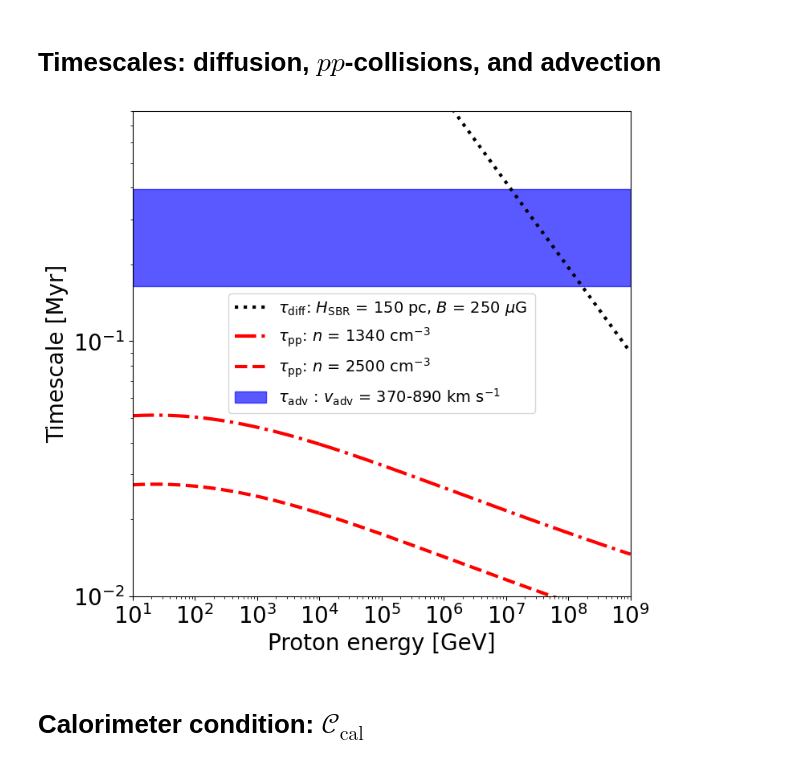
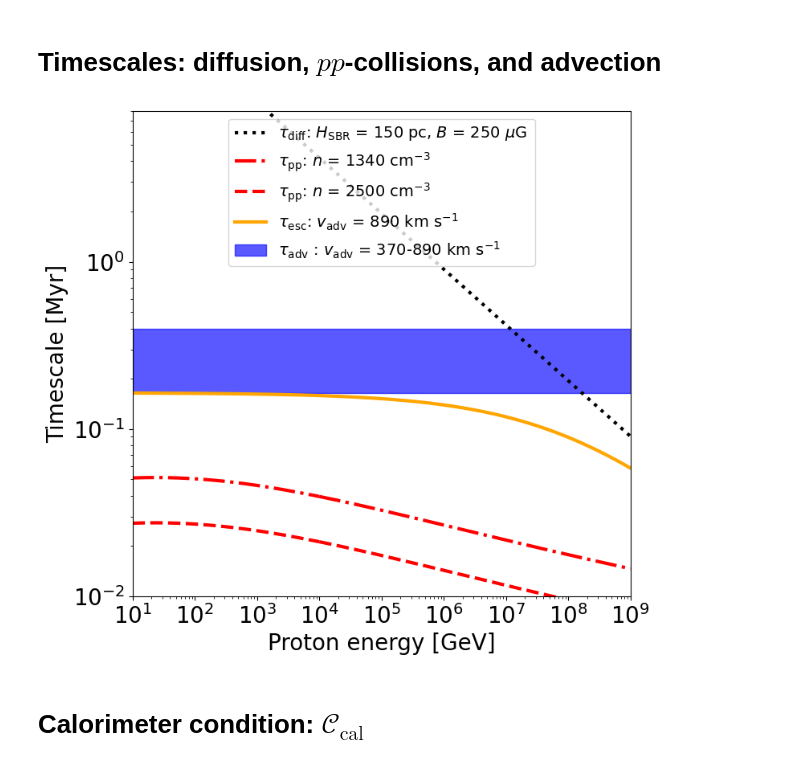
Before and after one commit to YarnoMerckx/u-lirg-timescale-analysis, a Jupyter notebook: Timescale.ipynb, the cells around one changed output. Cells and saved outputs as stored; diff of their text form; code cells hidden in the pictures.

```diff
--- a/Timescale.ipynb
+++ b/Timescale.ipynb
@@ -187,46 +182,53 @@ def total_tau(E,n,h,V,D0,delta,B,diffmodel):
 
     if diffmodel == 'no diff':
         return pow(pow(advection(h,V),-1)+pow(pp_col(E,n),-1),-1)
+# %%
+def t_esc(E,h,V,B):
+    return pow(pow(advection(h,V),-1)+pow(tau_diff_quasi(E,1,B,5/3,h),-1),-1)
 # %%
 fig=plt.figure(figsize=(8,8), dpi= 100, facecolor='w', edgecolor='k')
 
-Energy = np.arange(10, 1e4, 0.1)
-Energy2 = np.arange(1e4,1e9,1e3)
-Ediff = np.arange(1,1e9,1e3)
+Energy = np.logspace(np.log10(10), np.log10(1e4), 1000)#np.arange(10, 1e4, 0.1)
+Energy2 = np.logspace(np.log10(1e4), np.log10(1e9), 1000) #np.arange(1e4,1e9,1e3)
+Ediff = np.logspace(np.log10(1), np.log10(1e9), 1000) #np.arange(1,1e9,1e3)
 
 vadv1 = 370
 vadv2 = 890
 HSBRplot = 150
 nismH2 = 1340
 nismH = 2500
 Bplot = 250
+
 
 plt.plot(Ediff,tau_diff_quasi(Ediff,1,Bplot,5/3,HSBRplot)/1e6,c = 'black', label = '$\\tau_{\mathrm{diff}}$: $H_{\mathrm{SBR}}$ = 150 pc, $B$ = 250 $\mu \mathrm{G}$ ',linewidth = 3, linestyle = 'dotted')
 
 plt.axhspan(advection(HSBRplot, vadv1)/1e6,advection(HSBRplot, vadv2)/1e6, color = 'blue', alpha = 0.65,
             label = '$\\tau_{\mathrm{adv}}$ : $v_{\mathrm{adv}}$ = 370-890 km s$^{-1}$')
 
 plt.plot(Energy, pp_col(Energy, nismH2)/1e6,c= 'r',linestyle = '-.',linewidth = 3, label = '$\\tau_{\mathrm{pp}}$: $n$ = 1340 cm$^{-3}$')
 plt.plot(Energy2,pp_col(Energy2, nismH2)/1e6,c  = 'r', linestyle = '-.', linewidth = 3)
 
 plt.plot(Energy, pp_col(Energy, nismH)/1e6,c= 'r',linestyle = '--',linewidth = 3, label = '$\\tau_{\mathrm{pp}}$: $n$ = 2500 cm$^{-3}$')
 plt.plot(Energy2,pp_col(Energy2, nismH)/1e6,c  = 'r', linestyle = '--', linewidth = 3)
 
+plt.plot(Ediff,t_esc(Ediff,HSBRplot,vadv2,Bplot)/1e6, c= 'orange', linewidth = 3,label = '$\\tau_{\mathrm{esc}}$: $v_{\mathrm{adv}}$ = 890 km s$^{-1}$  ')
+
+
 
 
 
 plt.xlabel('Proton energy [GeV]', fontsize = 20)
 plt.ylabel('Timescale [Myr]', fontsize = 20)
 plt.xticks(fontsize = 20)
 plt.yticks(fontsize = 20)
 plt.xscale('log')
 plt.yscale('log')
 plt.xlim(10,1e9)
-plt.ylim(1e4/1e6,8e5/1e6)
-plt.legend(fontsize = 14,loc = "center")
+plt.ylim(1e4/1e6,8e6/1e6)
+plt.legend(fontsize = 14,loc = "upper center")
 plt.savefig("/Users/yarno/Documents/PhD/Pictures/timescale.png",bbox_inches="tight")
 # %% [output]
-[figure, old version]
+[figure, new version]
 # %% [markdown]
 
 
```
Also changed, not shown: parts of 3 cells of this notebook.
